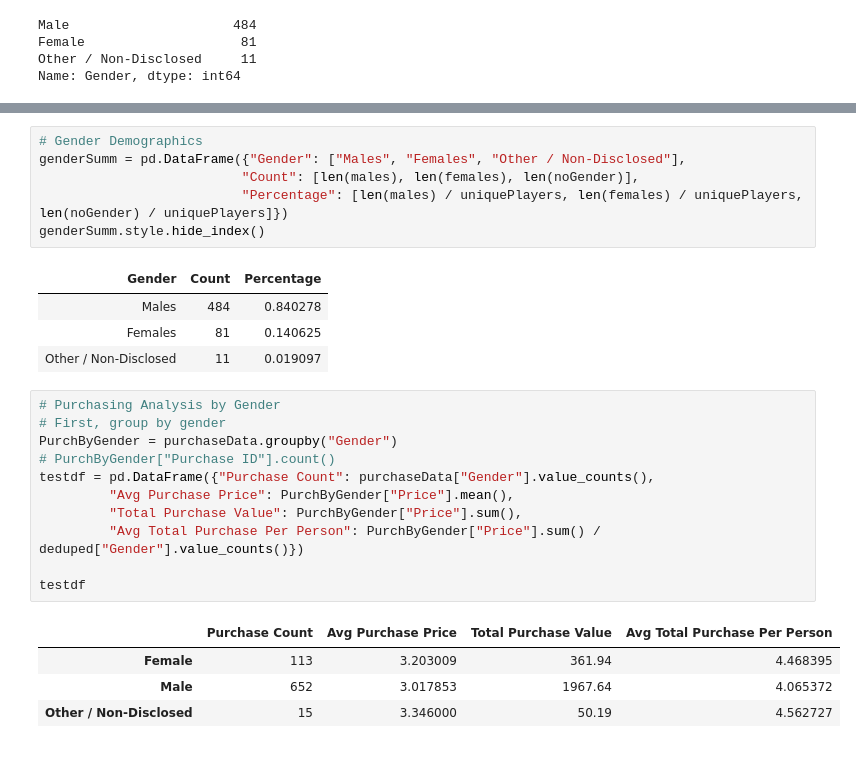
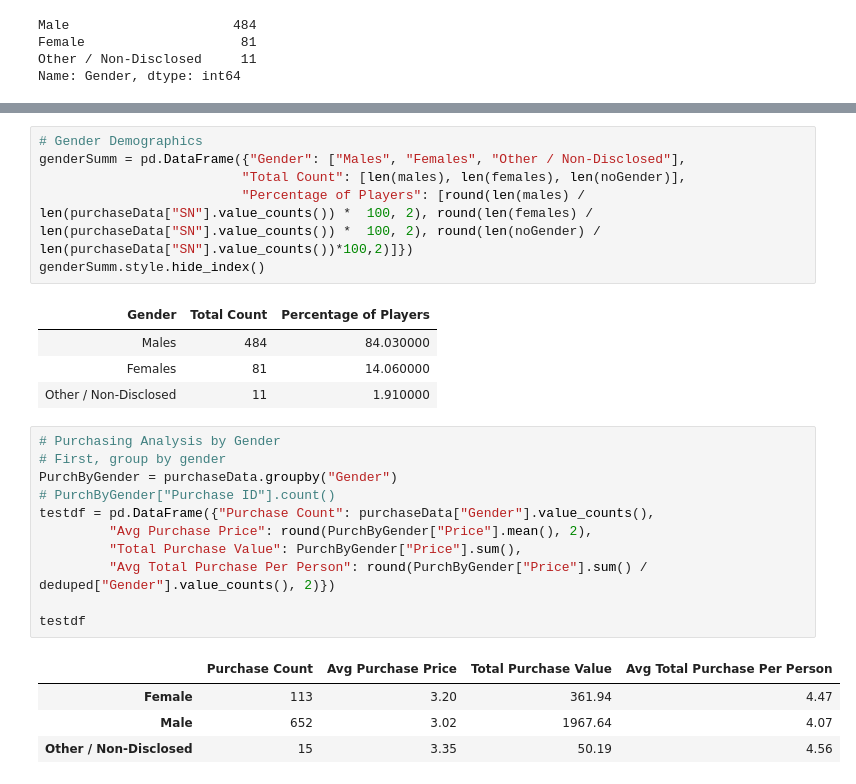
Before and after one commit to ennegineer/pandas-challenge-a, a Jupyter notebook: pymoli.py.ipynb, the cells around one changed output, grey strips where cells are left out. Drawn from its saved outputs; the diff is of its cells as text.

```diff
--- a/pymoli.py.ipynb
+++ b/pymoli.py.ipynb
@@ -155,27 +106,27 @@ len(noGender)
 # %%
 # Gender Demographics
 genderSumm = pd.DataFrame({"Gender": ["Males", "Females", "Other / Non-Disclosed"],
-                          "Count": [len(males), len(females), len(noGender)],
-                          "Percentage": [len(males) / uniquePlayers, len(females) / uniquePlayers, len(noGender) / uniquePlayers]})
+                          "Total Count": [len(males), len(females), len(noGender)],
+                          "Percentage of Players": [round(len(males) / len(purchaseData["SN"].value_counts()) *  100, 2), round(len(females) / len(purchaseData["SN"].value_counts()) *  100, 2), round(len(noGender) / len(purchaseData["SN"].value_counts())*100,2)]})
 genderSumm.style.hide_index()
 # %% [output]
-| Gender | Count | Percentage |
-| Males | 484 | 0.840278 |
-| Females | 81 | 0.140625 |
-| Other / Non-Disclosed | 11 | 0.019097 |
+| Gender | Total Count | Percentage of Players |
+| Males | 484 | 84.030000 |
+| Females | 81 | 14.060000 |
+| Other / Non-Disclosed | 11 | 1.910000 |
 # %%
 # Purchasing Analysis by Gender
 # First, group by gender
 PurchByGender = purchaseData.groupby("Gender")
 # PurchByGender["Purchase ID"].count()
 testdf = pd.DataFrame({"Purchase Count": purchaseData["Gender"].value_counts(),
-         "Avg Purchase Price": PurchByGender["Price"].mean(),
+         "Avg Purchase Price": round(PurchByGender["Price"].mean(), 2),
          "Total Purchase Value": PurchByGender["Price"].sum(),
-         "Avg Total Purchase Per Person": PurchByGender["Price"].sum() / deduped["Gender"].value_counts()})
+         "Avg Total Purchase Per Person": round(PurchByGender["Price"].sum() / deduped["Gender"].value_counts(), 2)})
 
 testdf
 # %% [output]
 |  | Purchase Count | Avg Purchase Price | Total Purchase Value | Avg Total Purchase Per Person |
-| Female | 113 | 3.203009 | 361.94 | 4.468395 |
-| Male | 652 | 3.017853 | 1967.64 | 4.065372 |
-| Other / Non-Disclosed | 15 | 3.346000 | 50.19 | 4.562727 |
+| Female | 113 | 3.20 | 361.94 | 4.47 |
+| Male | 652 | 3.02 | 1967.64 | 4.07 |
+| Other / Non-Disclosed | 15 | 3.35 | 50.19 | 4.56 |
```
Also changed, not shown: parts of 16 cells of this notebook, 2 other files.
